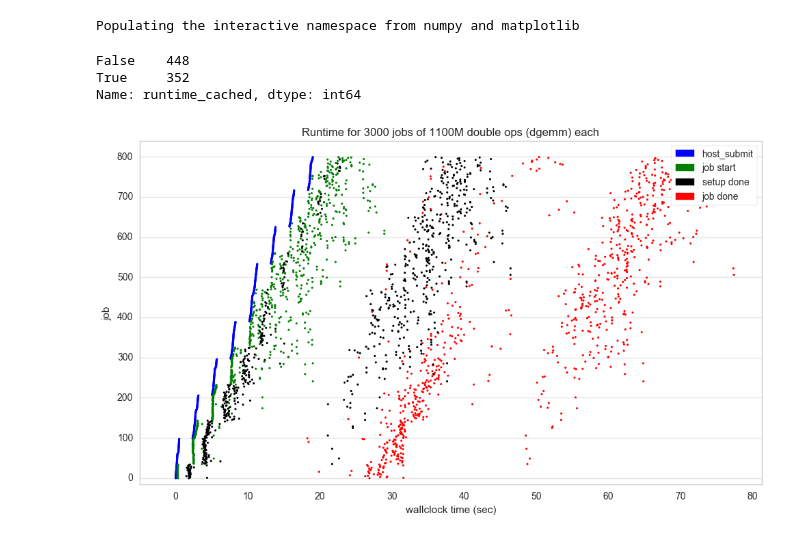
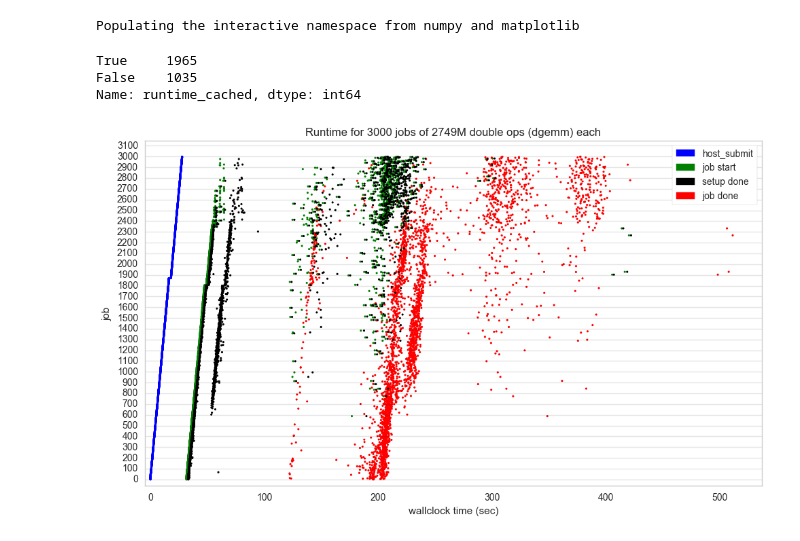
Before and after one commit to pywren/pywren, a Jupyter notebook: examples/flops_benchmark.ipynb, the cells around one changed output. Cells and saved outputs as stored; diff of their text form; code cells hidden in the pictures.

Commit message:
updated benchmarks for paper

```diff
--- a/examples/flops_benchmark.ipynb
+++ b/examples/flops_benchmark.ipynb
@@ -12,8 +15,9 @@ Populating the interactive namespace from numpy and matplotlib
 # %%
 
-benchmark_data = pickle.load(open("flops_benchmark.pickle", 'r'))
+benchmark_data = pickle.load(open("flops_benchmark.2.pickle", 'r'))
 
 callset_id = benchmark_data['callset_id']
+est_total_flops = benchmark_data['est_flop']
 # %%
 
 invoke_df = pd.DataFrame(benchmark_data['results'])
@@ -23,9 +27,11 @@ results_df = pd.concat([results_df, invoke_df], axis=1)
 # %%
 results_df['runtime_cached'].value_counts()
 # %% [output]
-False    448
-True     352
+True     1965
+False    1035
 Name: runtime_cached, dtype: int64
+# %%
+JOB_GFLOPS = est_total_flops /1e9 /total_jobs
 # %%
 
 time_offset = np.min(results_df.host_submit_time)
@@ -44,35 +50,35 @@ ax.set_xlabel('wallclock time (sec)')
 ax.set_ylabel('job')
 #pylab.ylim(0, 10)
 
 import matplotlib.patches as mpatches
 
 host_submit_patch = mpatches.Patch(color='b', label='host_submit')
 job_start_patch = mpatches.Patch(color='g', label='job start')
 setup_done_patch = mpatches.Patch(color='k', label='setup done')
 
 job_done_patch = mpatches.Patch(color='red', label='job done')
 
 legend = pylab.legend(handles=[host_submit_patch, job_start_patch, setup_done_patch, job_done_patch, ],
                       loc='upper right', frameon=True)
-pylab.title("Runtime for 3000 jobs of 1100M double ops (dgemm) each")
+pylab.title("Runtime for {} jobs of {:3.0f}M double ops (dgemm) each".format(total_jobs, JOB_GFLOPS))
 legend.get_frame().set_facecolor('#FFFFFF')
 
 
 
 plot_step = 100  #int(np.min([128, total_jobs/32]))
 y_ticks = np.arange(total_jobs//plot_step + 2) * plot_step
 ax.set_yticks(y_ticks)
 ax.set_ylim(-0.02*total_jobs, total_jobs*1.05)
 
 ax.set_xlim(-5, np.max(results_df.end_time - time_offset)*1.05)
 for y in y_ticks:
     ax.axhline(y, c='k', alpha=0.1, linewidth=1)
 
 ax.grid(False)
 fig.tight_layout()
 #fig.savefig("flops_benchmark.timeline.png")
 # %% [output]
-[figure, old version]
+[figure, new version]
 # %%
 test_index = np.arange(len(results_df.end_time))
 t = np.sort(results_df.end_time) - time_offset
```
Also changed, not shown: parts of 16 cells of this notebook, 4 other files.
